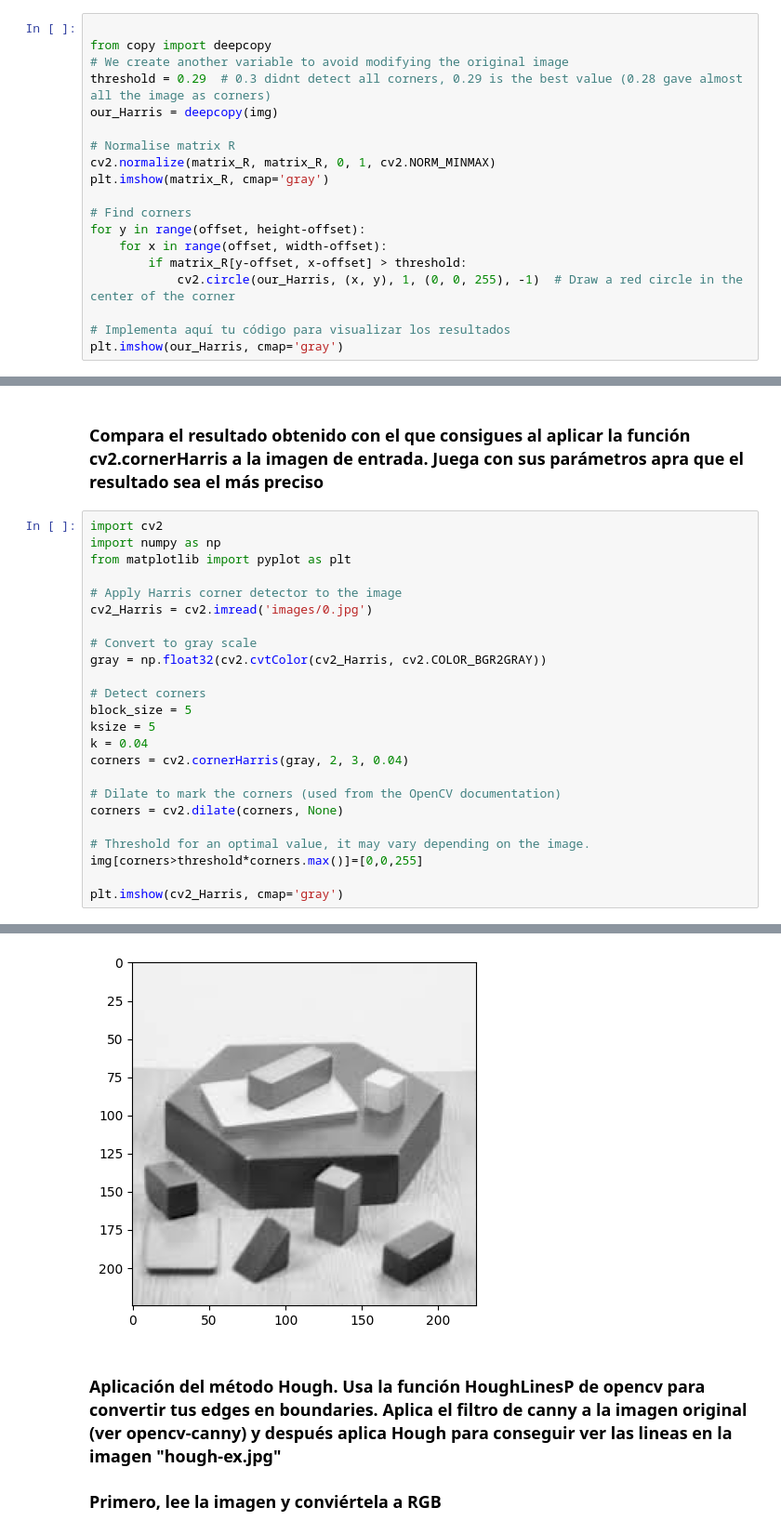
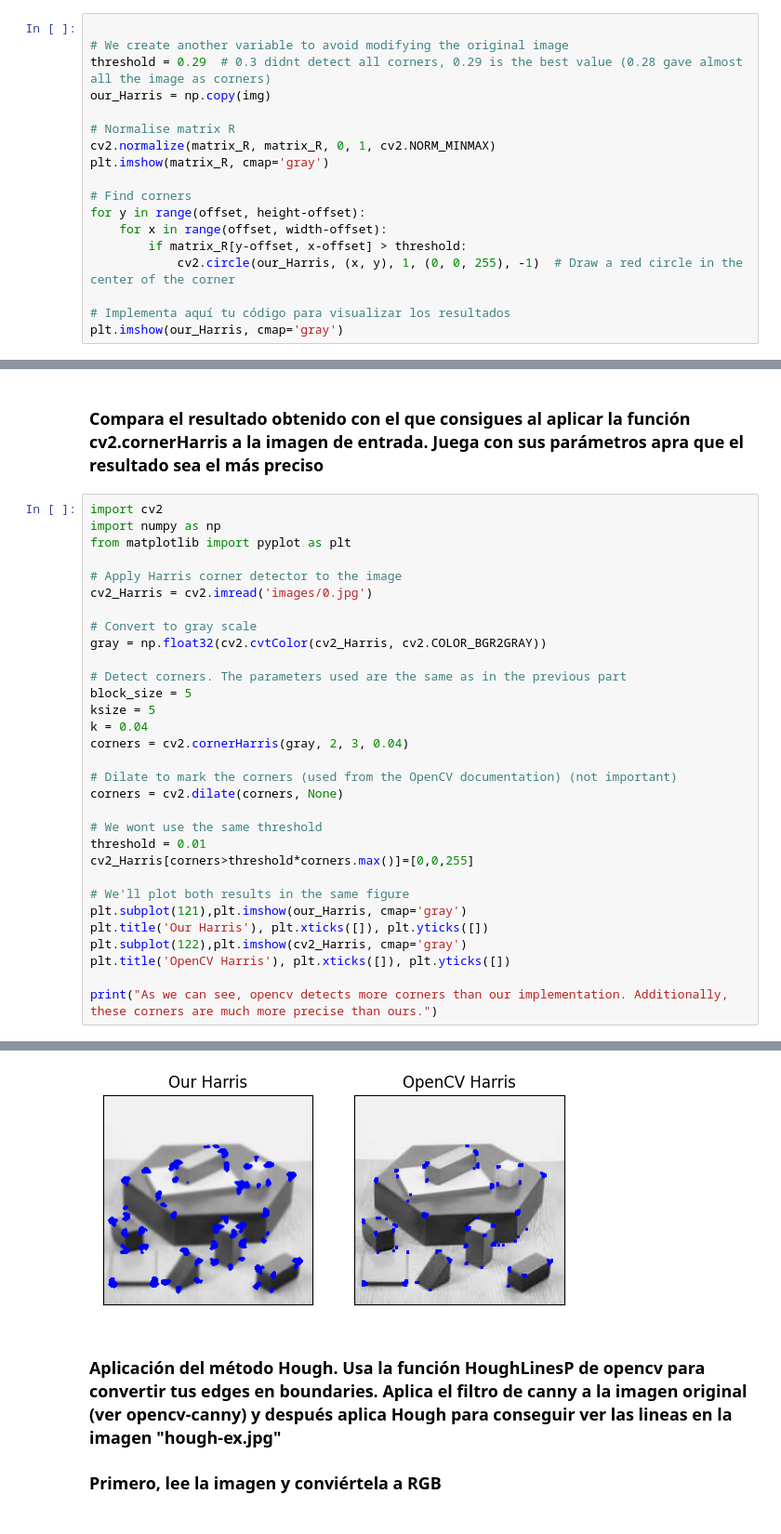
Before and after one commit to Javirios03/Vision_Ordenador, a Jupyter notebook: 3 - Procesado de Imagen (II)/practica3-to do.ipynb, the cells around one changed output, grey strips where cells are left out. Shown at 93% size. Cells and saved outputs as stored; diff of their text form.

```diff
--- a/3 - Procesado de Imagen (II)/practica3-to do.ipynb
+++ b/3 - Procesado de Imagen (II)/practica3-to do.ipynb
@@ -83,10 +83,9 @@ Finding Corners...
 ### A continuación se normaliza el valor de R. Muestra los vértices calculados sobre la imagen de entrada
 # %%
 
-from copy import deepcopy
 # We create another variable to avoid modifying the original image
 threshold = 0.29  # 0.3 didnt detect all corners, 0.29 is the best value (0.28 gave almost all the image as corners)
-our_Harris = deepcopy(img)
+our_Harris = np.copy(img)
 
 # Normalise matrix R
 cv2.normalize(matrix_R, matrix_R, 0, 1, cv2.NORM_MINMAX)
@@ -116,17 +115,24 @@ cv2_Harris = cv2.imread('images/0.jpg')
 # Convert to gray scale
 gray = np.float32(cv2.cvtColor(cv2_Harris, cv2.COLOR_BGR2GRAY))
 
-# Detect corners
+# Detect corners. The parameters used are the same as in the previous part
 block_size = 5
 ksize = 5
 k = 0.04
 corners = cv2.cornerHarris(gray, 2, 3, 0.04)
 
-# Dilate to mark the corners (used from the OpenCV documentation)
+# Dilate to mark the corners (used from the OpenCV documentation) (not important)
 corners = cv2.dilate(corners, None)
 
-# Threshold for an optimal value, it may vary depending on the image.
-img[corners>threshold*corners.max()]=[0,0,255]
+# We wont use the same threshold
+threshold = 0.01
+cv2_Harris[corners>threshold*corners.max()]=[0,0,255]
 
-plt.imshow(cv2_Harris, cmap='gray')
+# We'll plot both results in the same figure
+plt.subplot(121),plt.imshow(our_Harris, cmap='gray')
+plt.title('Our Harris'), plt.xticks([]), plt.yticks([])
+plt.subplot(122),plt.imshow(cv2_Harris, cmap='gray')
+plt.title('OpenCV Harris'), plt.xticks([]), plt.yticks([])
+
+print("As we can see, opencv detects more corners than our implementation. Additionally, these corners are much more precise than ours.")
 # %% [output]
@@ -134,4 +140,4 @@ plt.imshow(cv2_Harris, cmap='gray')
-[figure, old version]
+[figure, new version]
 # %% [markdown]
 ### Aplicación del método Hough. Usa la función HoughLinesP de opencv para convertir tus edges en boundaries. Aplica el filtro de canny a la imagen original (ver opencv-canny) y después aplica Hough para conseguir ver las lineas en la imagen "hough-ex.jpg"
 
```
Also changed, not shown: parts of 9 cells of this notebook.
